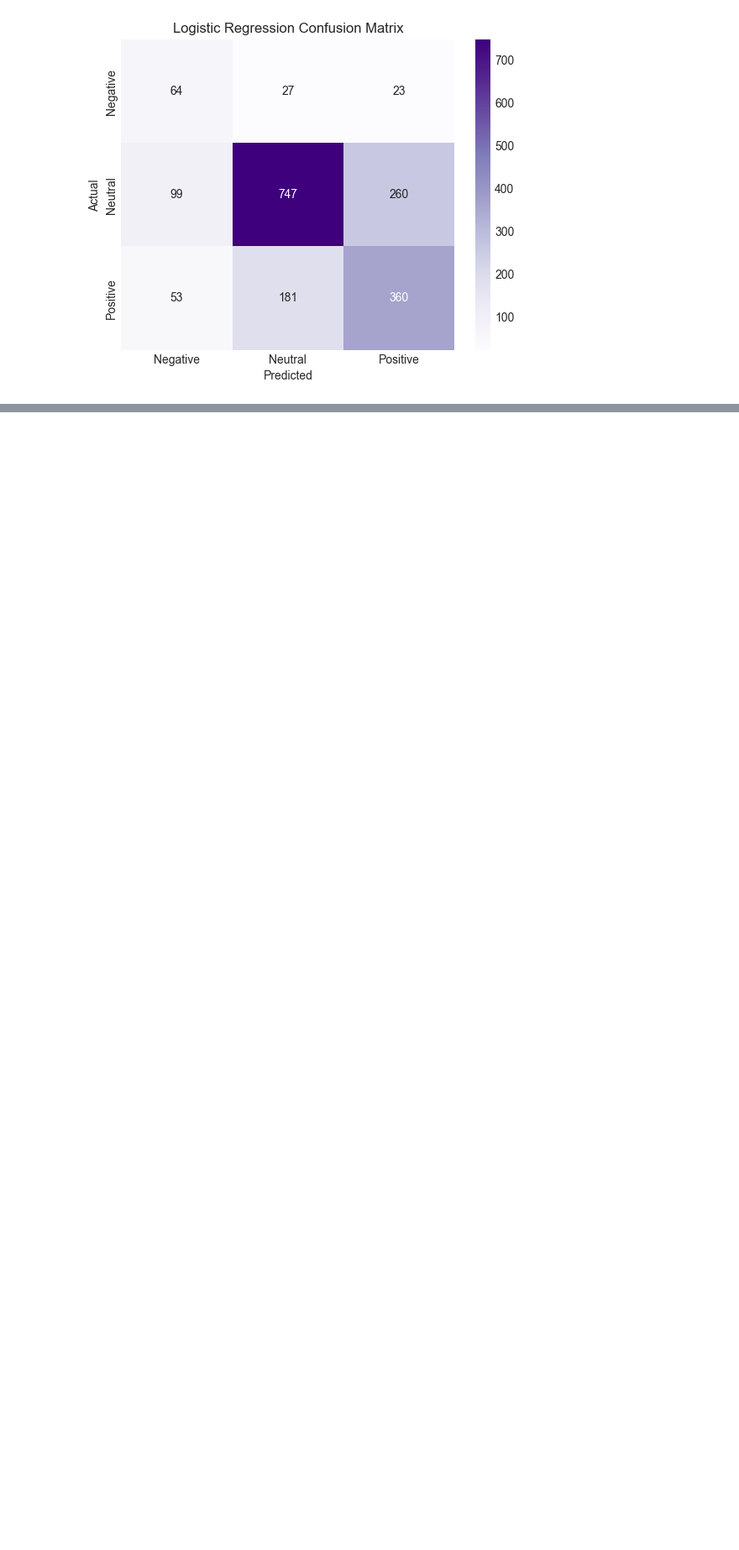
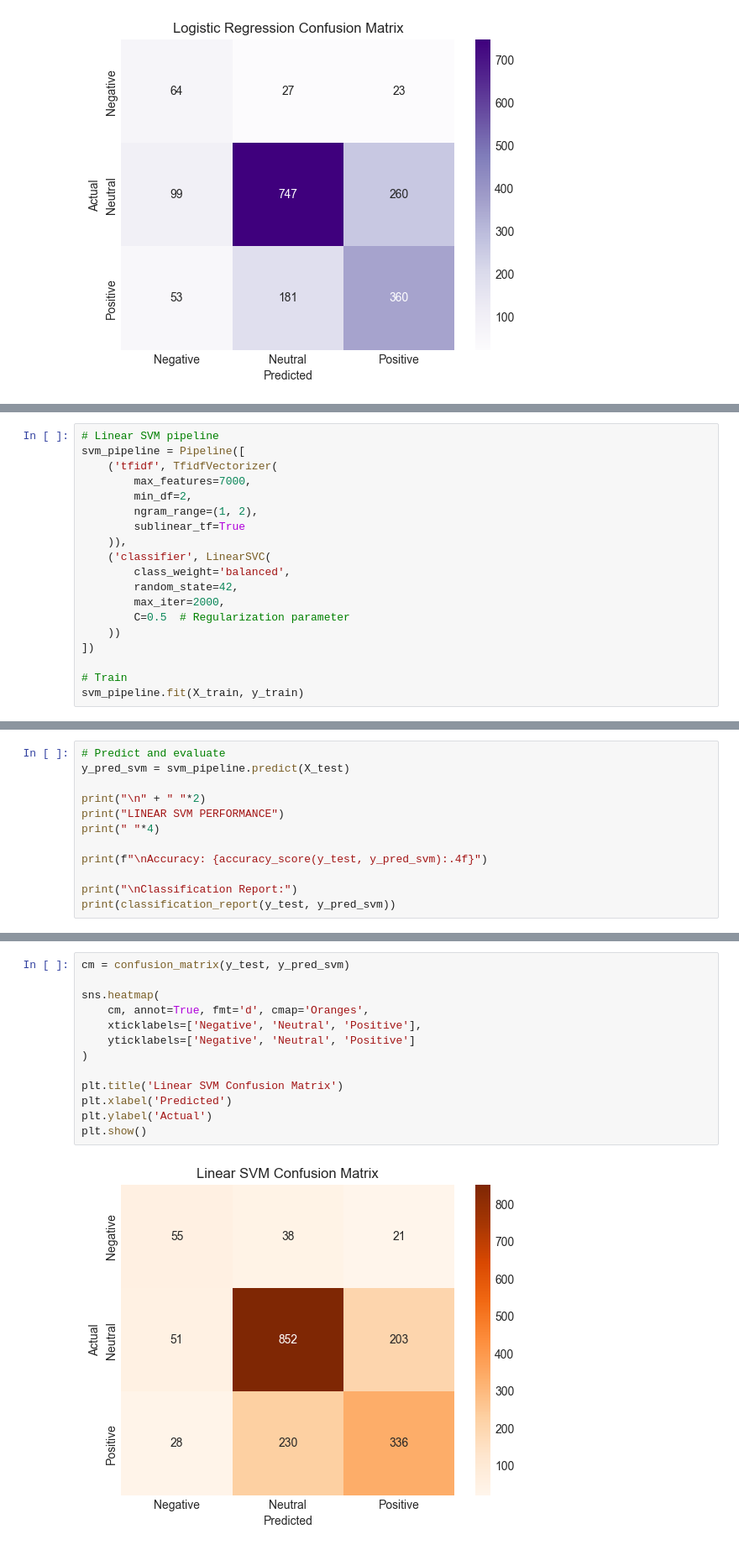
Before and after one commit to salmamwende-code/group1, a Jupyter notebook: notebooks/Steve.ipynb, the cells around one changed output, grey strips where cells are left out. Shown at 84% size. Cells and saved outputs as stored; diff of their text form; blank space fills up the shorter version.

Commit message:
Linear SVM

```diff
--- a/notebooks/Steve.ipynb
+++ b/notebooks/Steve.ipynb
@@ -965,0 +976,19 @@ plt.show()
+# %%
+# Linear SVM pipeline
+svm_pipeline = Pipeline([
+    ('tfidf', TfidfVectorizer(
+        max_features=7000,
+        min_df=2,
+        ngram_range=(1, 2),
+        sublinear_tf=True
+    )),
+    ('classifier', LinearSVC(
+        class_weight='balanced',
+        random_state=42,
+        max_iter=2000,
+        C=0.5  # Regularization parameter
+    ))
+])
+
+# Train
+svm_pipeline.fit(X_train, y_train)
@@ -965,0 +1002,12 @@ plt.show()
+# %%
+# Predict and evaluate
+y_pred_svm = svm_pipeline.predict(X_test)
+
+print("\n" + " "*2)
+print("LINEAR SVM PERFORMANCE")
+print(" "*4)
+
+print(f"\nAccuracy: {accuracy_score(y_test, y_pred_svm):.4f}")
+
+print("\nClassification Report:")
+print(classification_report(y_test, y_pred_svm))
@@ -965,0 +1030,15 @@ plt.show()
+# %%
+cm = confusion_matrix(y_test, y_pred_svm)
+
+sns.heatmap(
+    cm, annot=True, fmt='d', cmap='Oranges',
+    xticklabels=['Negative', 'Neutral', 'Positive'],
+    yticklabels=['Negative', 'Neutral', 'Positive']
+)
+
+plt.title('Linear SVM Confusion Matrix')
+plt.xlabel('Predicted')
+plt.ylabel('Actual')
+plt.show()
+# %% [output]
+[figure, added]
```
Also changed, not shown: parts of 3 cells of this notebook.
